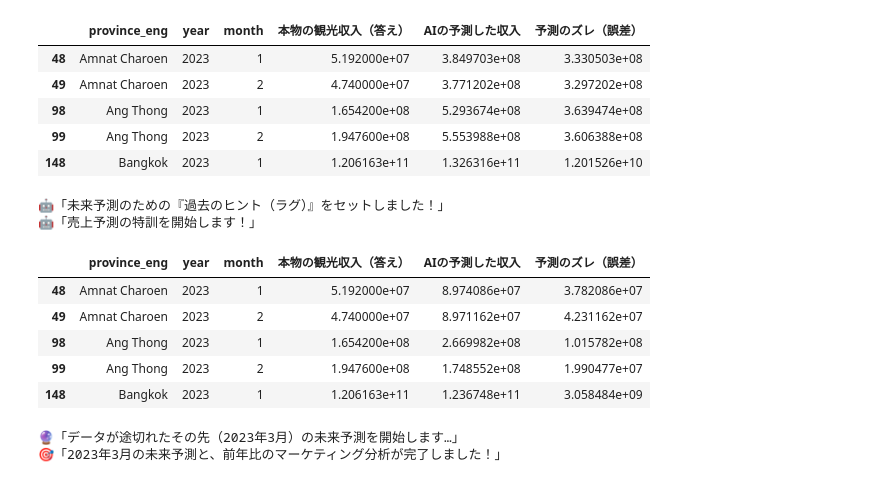
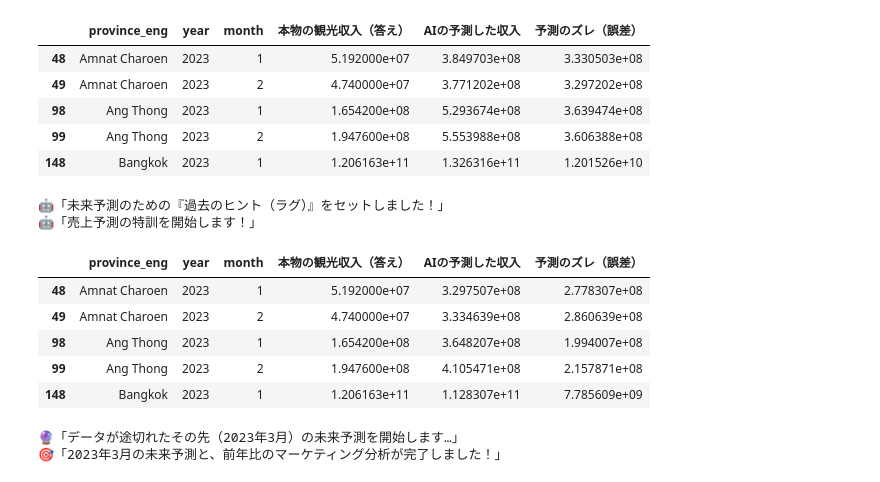
Before and after one commit to kaoru1018/Thai_tourism_analysis-2019-2023, a Jupyter notebook: Thai_tourism_analysis.ipynb, the cells around one changed output. Saved outputs shown, nothing was run; the diff lists cells and outputs as text; code cells hidden in the pictures.

```diff
--- a/Thai_tourism_analysis.ipynb
+++ b/Thai_tourism_analysis.ipynb
@@ -403,6 +403,7 @@ display(df_result.head())
 | 99 | Ang Thong | 2023 | 2 | 1.947600e+08 | 5.553988e+08 | 3.606388e+08 |
 | 148 | Bangkok | 2023 | 1 | 1.206163e+11 | 1.326316e+11 | 1.201526e+10 |
 # %%
+#バックテスト売り上げ予測売り上げ
 import glob
 import os
 import lightgbm as lgb
@@ -429,33 +430,11 @@ df["province_eng"] = df["province_eng"].astype(str).str.strip()
 
 
 # ==============================================================================
-# 2. 🧩 各データをすくい上げる集計処理
+# 2. 🧩 データをすくい上げる集計処理
 # ==============================================================================
-# ① タイ人観光客数
-df_thai = df[
-    df["variable"].str.contains("tourist", case=False, na=False)
-    & df["variable"].str.contains("domestic|thai", case=False, na=False)
-].copy()
-grouped_thai = (
-    df_thai.groupby(["province_eng", "year", "month"])["value"]
-    .sum()
-    .reset_index()
-)
 
-# ② 外国人観光客数
-df_foreign = df[
-    df["variable"].str.contains("foreign", case=False, na=False)
-    & df["variable"].str.contains("tourist", case=False, na=False)
-].copy()
-if df_foreign.empty:
-    df_foreign = df[df["variable"] == "no_tourist_foreign"].copy()
-grouped_foreign = (
-    df_foreign.groupby(["province_eng", "year", "month"])["value"]
-    .sum()
-    .reset_index()
-)
 
-# ③ 合計観光収入（売上）
+# 合計観光収入（売上）
 df_rev = df[df["variable"].str.contains("revenue", case=False, na=False)].copy()
 grouped_rev = (
     df_rev.groupby(["province_eng", "year", "month"])["value"]
@@ -463,41 +442,24 @@ grouped_rev = (
     .reset_index()
 )
 
+# ==============================================================================
+# 3. 🤝 機械学習用のデータを作成（mergeは無し！）
+# ==============================================================================
+# 1. まず、集計した表（grouped_rev）の名前を「revenue_total」に変えて、df_ml という名前にします
+df_ml = grouped_rev.rename(columns={"value": "revenue_total"})
+
+# 2. 新しく作った df_ml の中身の空白を 0 で埋めます
+df_ml = df_ml.fillna(0)
 
 # ==============================================================================
-# 3. 🤝 3つのデータをガッチャンコ
-# ==============================================================================
-df_ml = grouped_thai.rename(columns={"value": "tourist_thai"})
-df_ml = pd.merge(
-    df_ml,
-    grouped_foreign.rename(columns={"value": "tourist_foreign"}),
-    on=["province_eng", "year", "month"],
-    how="outer",
-)
-df_ml = pd.merge(
-    df_ml,
-    grouped_rev.rename(columns={"value": "revenue_total"}),
-    on=["province_eng", "year", "month"],
-    how="outer",
-)
-df_ml = df_ml.fillna(0)
-
-
-# ==============================================================================
-# 🌟【ここが新しい！】 4. 未来予測のための「過去のヒント（ラグ）」を作る
+# 🌟 4. 未来予測のための「過去のヒント（ラグ）」を作る
 # ==============================================================================
 # 県ごとに時系列順に並び替えます
 df_ml = df_ml.sort_values(["province_eng", "year", "month"]).reset_index(
     drop=True
 )
 
-# .shift(1) を使って、データを1行ずつ下にずらし「1ヶ月前の数字」を作ります！
-df_ml["thai_1month_ago"] = df_ml.groupby("province_eng")[
-    "tourist_thai"
-].shift(1)
-df_ml["foreign_1month_ago"] = df_ml.groupby("province_eng")[
-    "tourist_foreign"
-].shift(1)
+df_ml["revenue_1month_ago"] = df_ml.groupby("province_eng")["revenue_total"].shift(1)
 
 # 最初（2019年1月）の行は「1ヶ月前のデータ」が存在しないのでNaNになります。
 # 計算できるように、それは安全に0で埋めます
@@ -514,17 +476,16 @@ test_data = df_ml[df_ml["year"] == 2023]
 # ==============================================================================
 # 🧠 6. AIに渡す「豪華なヒント（X）」と「答え（y）」に分ける
 # ==============================================================================
-# 💡【重要】「今月の客数」をヒントから外し、「1ヶ月前の客数」を新しいヒントにします！
+# 💡【重要】「今月の売り上げ」をヒントから外し、「1ヶ月前の客売り上げ」を新しいヒントにします！
 # これで未来でも絶対に手詰まりになりません！
-features = ["province_eng", "year", "month", "thai_1month_ago", "foreign_1month_ago"]
+features = ["province_eng", "year", "month", "revenue_1month_ago"]
 
 X_train = train_data[features].copy()
 X_test = test_data[features].copy()
 
-# 答え（y）はマーケティング提案のために、もう一度「売上（収入）」に戻します！
+# 【修正後】客数の合計(外国人）を予測するようにする
 y_train = train_data["revenue_total"]
 y_test = test_data["revenue_total"]
-
 # 県名をカテゴリー型に変換
 X_train["province_eng"] = X_train["province_eng"].astype("category")
 X_test["province_eng"] = X_test["province_eng"].astype("category")
@@ -569,7 +530,6 @@ model = lgb.train(
 # ==============================================================================
 y_pred = model.predict(X_test)
 
-
 # ==============================================================================
 # 11. 📊 予測結果を表にする
 # ==============================================================================
@@ -582,6 +542,8 @@ df_result["予測のズレ（誤差）"] = (
 ).abs()
 
 display(df_result.head())
+
+
 
 # ==============================================================================
 # 12. 🔮 本当の未来（2023年3月）を予測する「バケツリレー」コード
@@ -599,20 +561,18 @@ future_rows = []
 for province in future_provinces:
     # 各県の2023年2月の本物の客数を取得
     p_latest = latest_data[latest_data["province_eng"] == province]
+
     if not p_latest.empty:
-        thai_lag = p_latest["tourist_thai"].values[0]
-        foreign_lag = p_latest["tourist_foreign"].values[0]
+          revenue_lag = p_latest["revenue_total"].values[0] # ➔ ifより4つ分右
     else:
-        thai_lag = 0
-        foreign_lag = 0
+          revenue_lag = 0 # ➔ elseより4つ分右
 
     # 2023年3月の問題用紙に「1ヶ月前のヒント」として1行ずつセット
     future_rows.append({
-        "province_eng": province,
-        "year": 2023,
-        "month": 3,
-        "thai_1month_ago": thai_lag,
-        "foreign_1month_ago": foreign_lag
+          "province_eng": province,
+          "year": 2023,
+          "month": 3,
+          "revenue_1month_ago": revenue_lag
     })
 
 # 未来の問題用紙をデータフレームに変換
@@ -627,38 +587,38 @@ y_future_pred = model.predict(X_future_3rd)
 # 予測結果をまとめる表を作ります
 df_future_result = X_future_3rd[["province_eng", "year", "month"]].copy()
 df_future_result["2023年3月の売上予測値"] = y_future_pred
 
 # ==============================================================================
 # 💰 13. 【お金を稼ぐ解析】前年の同じ月（2022年3月）と比べて何％伸びるか計算
 # ==============================================================================
 # 比較対象として、データ内にある「2022年3月の本物の売上」を引っ張り出してくる
 past_march = df_ml[(df_ml["year"] == 2022) & (df_ml["month"] == 3)][["province_eng", "revenue_total"]]
 past_march = past_march.rename(columns={"revenue_total": "2022年3月の本物の売上"})
 
 # 未来の予測表と、去年の実績表を合体させる
 df_marketing = pd.merge(df_future_result, past_march, on="province_eng", how="left")
 
 # 伸び率（％）を計算する公式： (今年の予測 - 去年の実績) / 去年の実績 * 100
 # ※割り算でエラーが出ないように少し安全な計算をしています
 df_marketing["前年比の伸び率(%)"] = (
     (df_marketing["2023年3月の売上予測値"] - df_marketing["2022年3月の本物の売上"])
     / (df_marketing["2022年3月の本物の売上"] + 1) * 100
 )
 
 # 見やすいように、伸び率が高い順（大ブームが来る予測の県順）に並び替える
 df_marketing = df_marketing.sort_values(by="前年比の伸び率(%)", ascending=False).reset_index(drop=True)
 
 print("🎯「2023年3月の未来予測と、前年比のマーケティング分析が完了しました！」")
 display(df_marketing.head(10))
 # %% [output]
 🤖「未来予測のための『過去のヒント（ラグ）』をセットしました！」
 🤖「売上予測の特訓を開始します！」
 |  | province_eng | year | month | 本物の観光収入（答え） | AIの予測した収入 | 予測のズレ（誤差） |
-| 48 | Amnat Charoen | 2023 | 1 | 5.192000e+07 | 8.974086e+07 | 3.782086e+07 |
-| 49 | Amnat Charoen | 2023 | 2 | 4.740000e+07 | 8.971162e+07 | 4.231162e+07 |
-| 98 | Ang Thong | 2023 | 1 | 1.654200e+08 | 2.669982e+08 | 1.015782e+08 |
-| 99 | Ang Thong | 2023 | 2 | 1.947600e+08 | 1.748552e+08 | 1.990477e+07 |
-| 148 | Bangkok | 2023 | 1 | 1.206163e+11 | 1.236748e+11 | 3.058484e+09 |
+| 48 | Amnat Charoen | 2023 | 1 | 5.192000e+07 | 3.297507e+08 | 2.778307e+08 |
+| 49 | Amnat Charoen | 2023 | 2 | 4.740000e+07 | 3.334639e+08 | 2.860639e+08 |
+| 98 | Ang Thong | 2023 | 1 | 1.654200e+08 | 3.648207e+08 | 1.994007e+08 |
+| 99 | Ang Thong | 2023 | 2 | 1.947600e+08 | 4.105471e+08 | 2.157871e+08 |
+| 148 | Bangkok | 2023 | 1 | 1.206163e+11 | 1.128307e+11 | 7.785609e+09 |
 🔮「データが途切れたその先（2023年3月）の未来予測を開始します…」
 🎯「2023年3月の未来予測と、前年比のマーケティング分析が完了しました！」
 |  | province_eng | year | month | 2023年3月の売上予測値 | 2022年3月の本物の売上 | 前年比の伸び率(%) |
```
Also changed, not shown: parts of 2 cells of this notebook.
